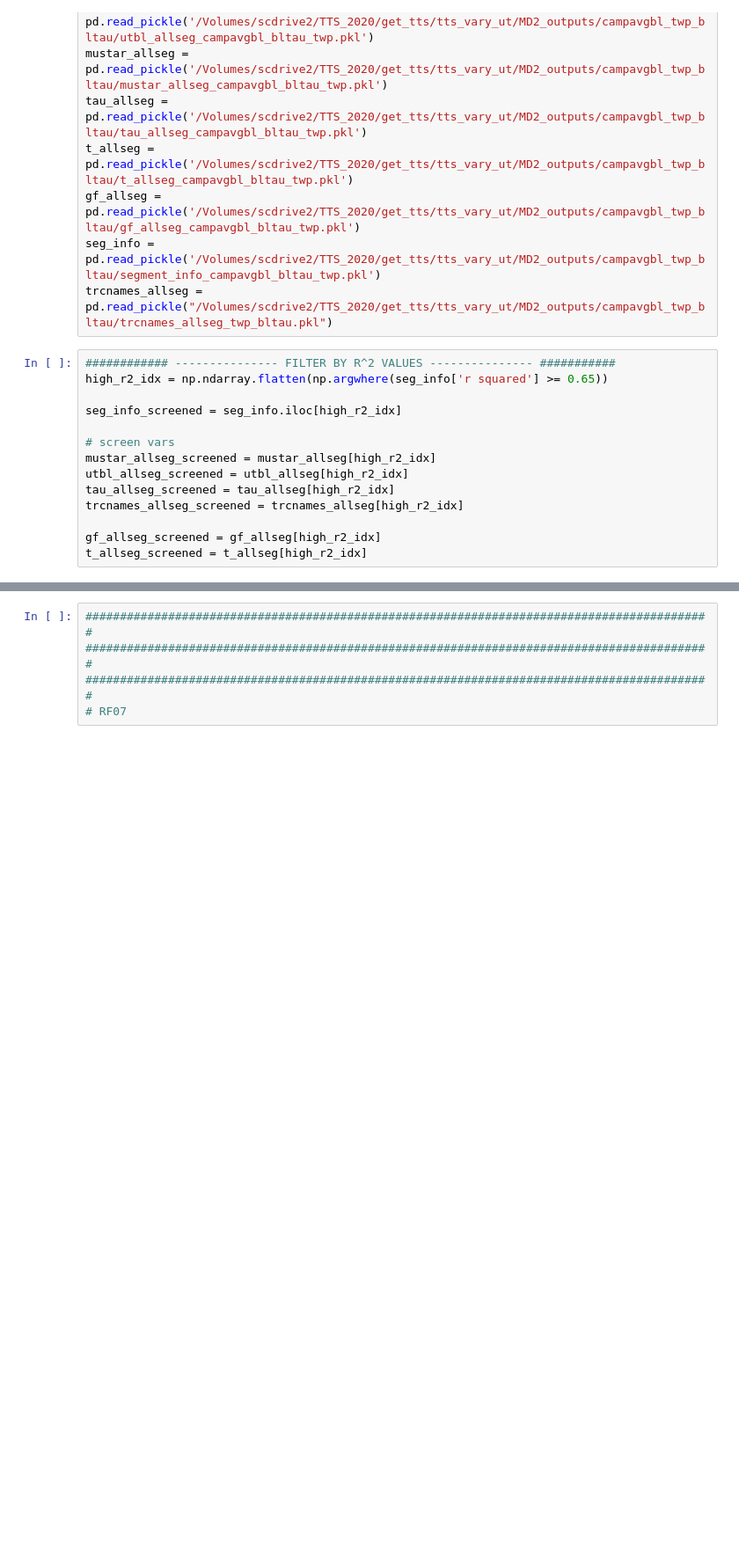
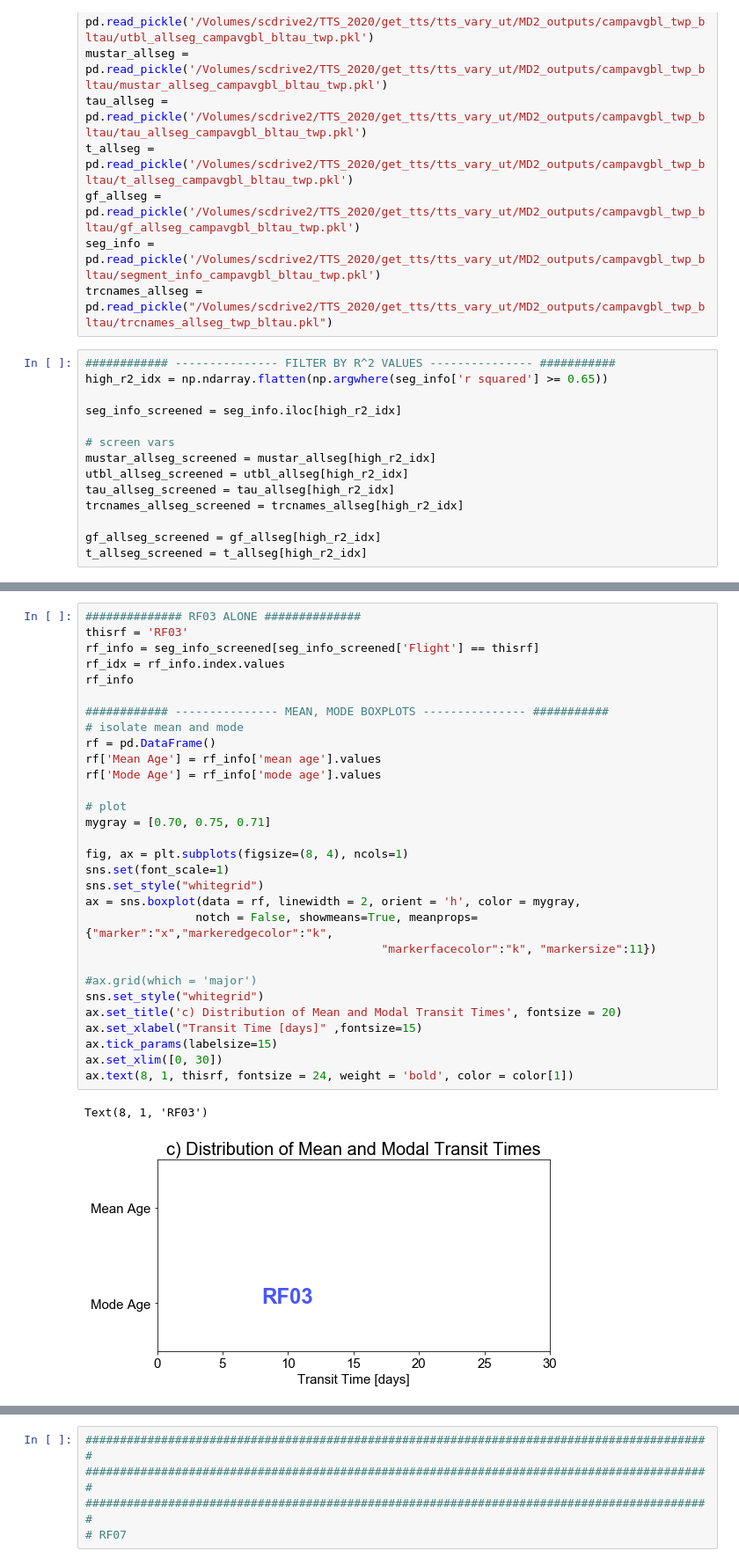
Before and after one commit to schelpon/TTS_2020_HD, a Jupyter notebook: get_tts/tts_vary_ut/plots_for_campavgbl_bltau_twp/plot_individual_flights.ipynb, the cells around one changed output, grey strips where cells are left out. Shown at 88% size. Cells and saved outputs as stored; diff of their text form; blank space fills up the shorter version.

```diff
--- a/get_tts/tts_vary_ut/plots_for_campavgbl_bltau_twp/plot_individual_flights.ipynb
+++ b/get_tts/tts_vary_ut/plots_for_campavgbl_bltau_twp/plot_individual_flights.ipynb
@@ -41,0 +47,33 @@ t_allseg_screened = t_allseg[high_r2_idx]
+# %%
+############## RF03 ALONE ##############
+thisrf = 'RF03'
+rf_info = seg_info_screened[seg_info_screened['Flight'] == thisrf]
+rf_idx = rf_info.index.values
+rf_info
+
+############ --------------- MEAN, MODE BOXPLOTS --------------- ###########
+# isolate mean and mode
+rf = pd.DataFrame()
+rf['Mean Age'] = rf_info['mean age'].values
+rf['Mode Age'] = rf_info['mode age'].values
+
+# plot
+mygray = [0.70, 0.75, 0.71]
+
+fig, ax = plt.subplots(figsize=(8, 4), ncols=1)
+sns.set(font_scale=1)
+sns.set_style("whitegrid")
+ax = sns.boxplot(data = rf, linewidth = 2, orient = 'h', color = mygray,
+                notch = False, showmeans=True, meanprops={"marker":"x","markeredgecolor":"k",
+                                           "markerfacecolor":"k", "markersize":11})
+
+#ax.grid(which = 'major')
+sns.set_style("whitegrid")
+ax.set_title('c) Distribution of Mean and Modal Transit Times', fontsize = 20)
+ax.set_xlabel("Transit Time [days]" ,fontsize=15)
+ax.tick_params(labelsize=15)
+ax.set_xlim([0, 30])
+ax.text(8, 1, thisrf, fontsize = 24, weight = 'bold', color = color[1])
+# %% [output]
+Text(8, 1, 'RF03')
+[figure, added]
```
Also changed, not shown: parts of 32 cells of this notebook, 4 other files.
